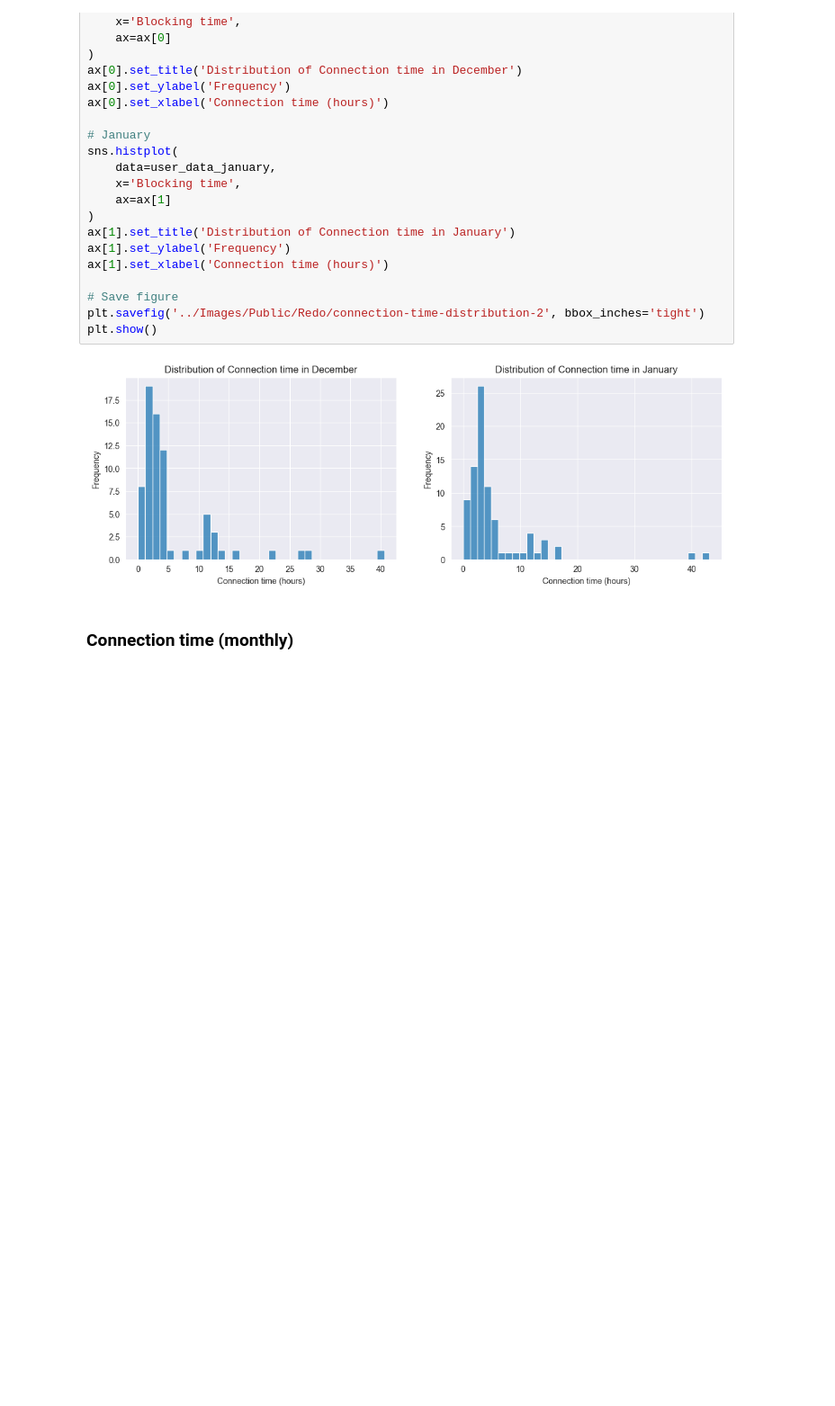
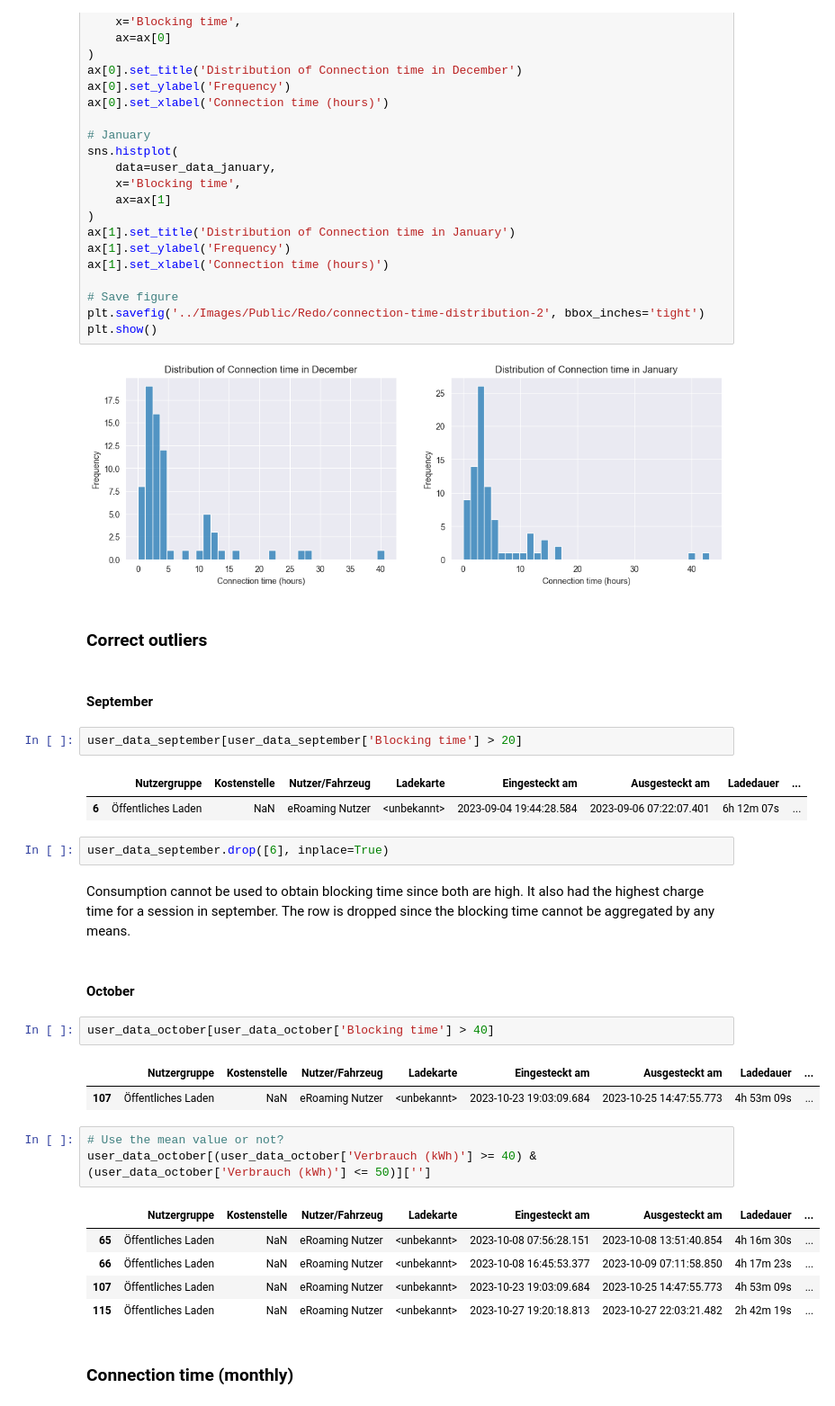
Before and after one commit to Omotayewo/EV-charging-analysis, a Jupyter notebook: Notebooks/Analysis of Electric Vehicle Charging Transactions (Users).ipynb, the cells around one changed output. Shown at 90% size. Drawn from its saved outputs; the diff is of its cells as text; blank space fills up the shorter version.

```diff
--- a/Notebooks/Analysis of Electric Vehicle Charging Transactions (Users).ipynb
+++ b/Notebooks/Analysis of Electric Vehicle Charging Transactions (Users).ipynb
@@ -208,6 +208,35 @@ plt.savefig('../Images/Public/Redo/connection-time-distribution-2', bbox_inches=
 plt.show()
 # %% [output]
 [figure]
+# %% [markdown]
+### Correct outliers
+# %% [markdown]
+#### September
+# %%
+user_data_september[user_data_september['Blocking time'] > 20]
+# %% [output]
+|  | Nutzergruppe | Kostenstelle | Nutzer/Fahrzeug | Ladekarte | Eingesteckt am | Ausgesteckt am | Ladedauer | ... |
+| 6 | Öffentliches Laden | NaN | eRoaming Nutzer | <unbekannt> | 2023-09-04 19:44:28.584 | 2023-09-06 07:22:07.401 | 6h 12m 07s | ... |
+# %%
+user_data_september.drop([6], inplace=True)
+# %% [markdown]
+Consumption cannot be used to obtain blocking time since both are high. It also had the highest charge time for a session in september. The row is dropped since the blocking time cannot be aggregated by any means.
+# %% [markdown]
+#### October
+# %%
+user_data_october[user_data_october['Blocking time'] > 40]
+# %% [output]
+|  | Nutzergruppe | Kostenstelle | Nutzer/Fahrzeug | Ladekarte | Eingesteckt am | Ausgesteckt am | Ladedauer | ... |
+| 107 | Öffentliches Laden | NaN | eRoaming Nutzer | <unbekannt> | 2023-10-23 19:03:09.684 | 2023-10-25 14:47:55.773 | 4h 53m 09s | ... |
+# %%
+# Use the mean value or not?
+user_data_october[(user_data_october['Verbrauch (kWh)'] >= 40) & (user_data_october['Verbrauch (kWh)'] <= 50)]['']
+# %% [output]
+|  | Nutzergruppe | Kostenstelle | Nutzer/Fahrzeug | Ladekarte | Eingesteckt am | Ausgesteckt am | Ladedauer | ... |
+| 65 | Öffentliches Laden | NaN | eRoaming Nutzer | <unbekannt> | 2023-10-08 07:56:28.151 | 2023-10-08 13:51:40.854 | 4h 16m 30s | ... |
+| 66 | Öffentliches Laden | NaN | eRoaming Nutzer | <unbekannt> | 2023-10-08 16:45:53.377 | 2023-10-09 07:11:58.850 | 4h 17m 23s | ... |
+| 107 | Öffentliches Laden | NaN | eRoaming Nutzer | <unbekannt> | 2023-10-23 19:03:09.684 | 2023-10-25 14:47:55.773 | 4h 53m 09s | ... |
+| 115 | Öffentliches Laden | NaN | eRoaming Nutzer | <unbekannt> | 2023-10-27 19:20:18.813 | 2023-10-27 22:03:21.482 | 2h 42m 19s | ... |
 # %% [markdown]
 ### Connection time (monthly)
 # %%
```
Also changed, not shown: parts of 38 cells of this notebook.
